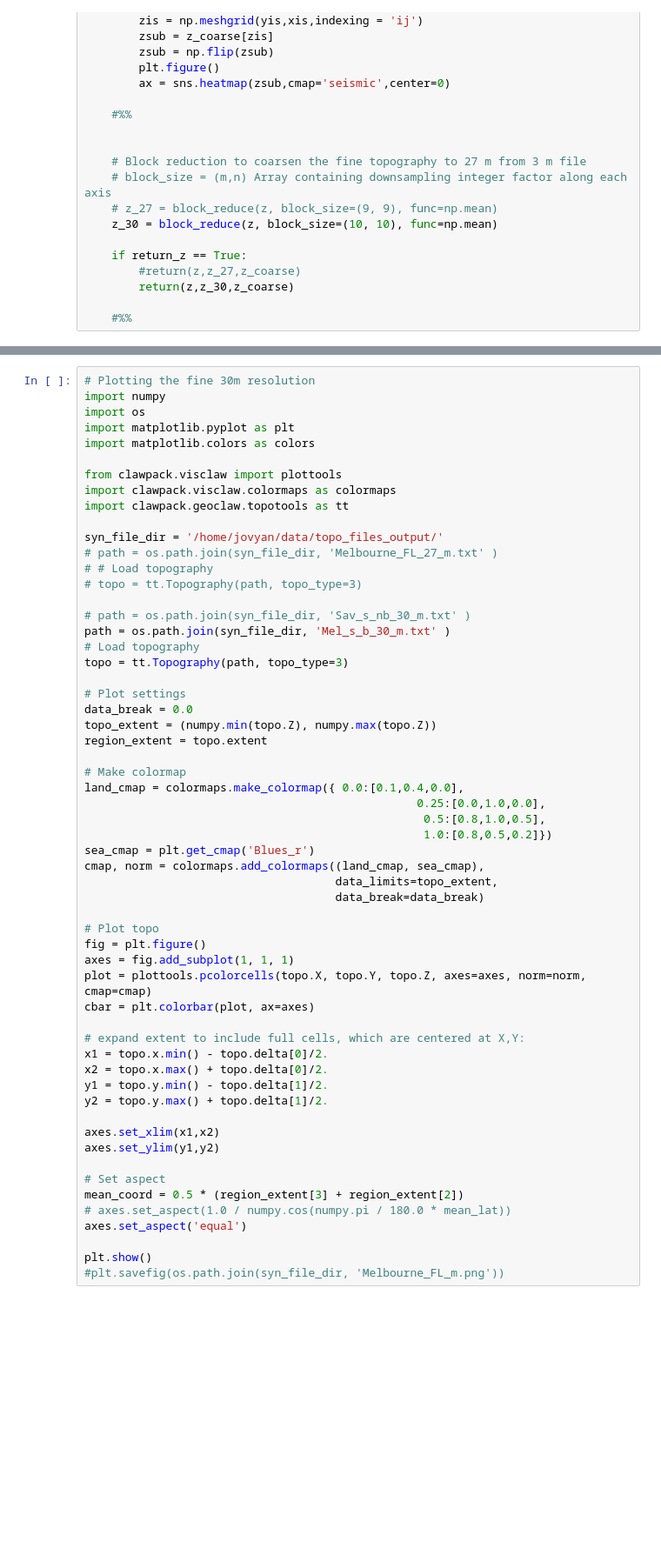
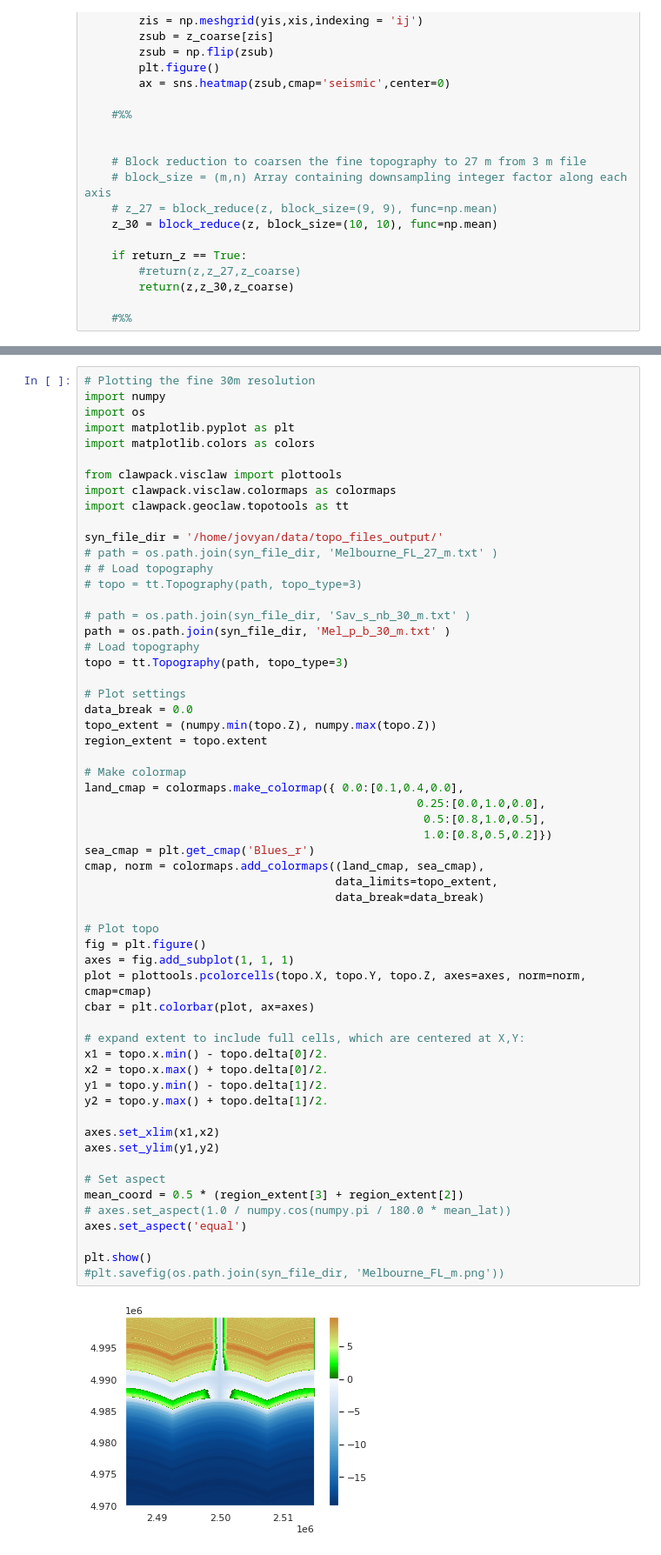
Before and after one commit to NWC-CUAHSI-Summer-Institute/hydroinformatics, a Jupyter notebook: syn_topo/Syn_topo_to_topotools.ipynb, the cells around one changed output, grey strips where cells are left out. Shown at 87% size. Cells and saved outputs as stored; diff of their text form; blank space fills up the shorter version.

```diff
--- a/syn_topo/Syn_topo_to_topotools.ipynb
+++ b/syn_topo/Syn_topo_to_topotools.ipynb
@@ -521,7 +530,7 @@ syn_file_dir = '/home/jovyan/data/topo_files_output/'
 # topo = tt.Topography(path, topo_type=3)
 
 # path = os.path.join(syn_file_dir, 'Sav_s_nb_30_m.txt' )
-path = os.path.join(syn_file_dir, 'Mel_s_b_30_m.txt' )
+path = os.path.join(syn_file_dir, 'Mel_p_b_30_m.txt' )
 # Load topography
 topo = tt.Topography(path, topo_type=3)
 
@@ -535,33 +544,35 @@ land_cmap = colormaps.make_colormap({ 0.0:[0.1,0.4,0.0],
                                                  0.25:[0.0,1.0,0.0],
                                                   0.5:[0.8,1.0,0.5],
                                                   1.0:[0.8,0.5,0.2]})
 sea_cmap = plt.get_cmap('Blues_r')
 cmap, norm = colormaps.add_colormaps((land_cmap, sea_cmap),
                                      data_limits=topo_extent,
                                      data_break=data_break)
 
 # Plot topo
 fig = plt.figure()
 axes = fig.add_subplot(1, 1, 1)
 plot = plottools.pcolorcells(topo.X, topo.Y, topo.Z, axes=axes, norm=norm, cmap=cmap)
 cbar = plt.colorbar(plot, ax=axes)
 
 # expand extent to include full cells, which are centered at X,Y:
 x1 = topo.x.min() - topo.delta[0]/2.
 x2 = topo.x.max() + topo.delta[0]/2.
 y1 = topo.y.min() - topo.delta[1]/2.
 y2 = topo.y.max() + topo.delta[1]/2.
 
 axes.set_xlim(x1,x2)
 axes.set_ylim(y1,y2)
 
 # Set aspect
 mean_coord = 0.5 * (region_extent[3] + region_extent[2])
 # axes.set_aspect(1.0 / numpy.cos(numpy.pi / 180.0 * mean_lat))
 axes.set_aspect('equal')
 
 plt.show()
 #plt.savefig(os.path.join(syn_file_dir, 'Melbourne_FL_m.png'))
+# %% [output]
+[figure, added]
 # %%
 # Plotting the coarse resolution
 import numpy
```
Also changed, not shown: parts of 4 cells of this notebook, 2 other files.
